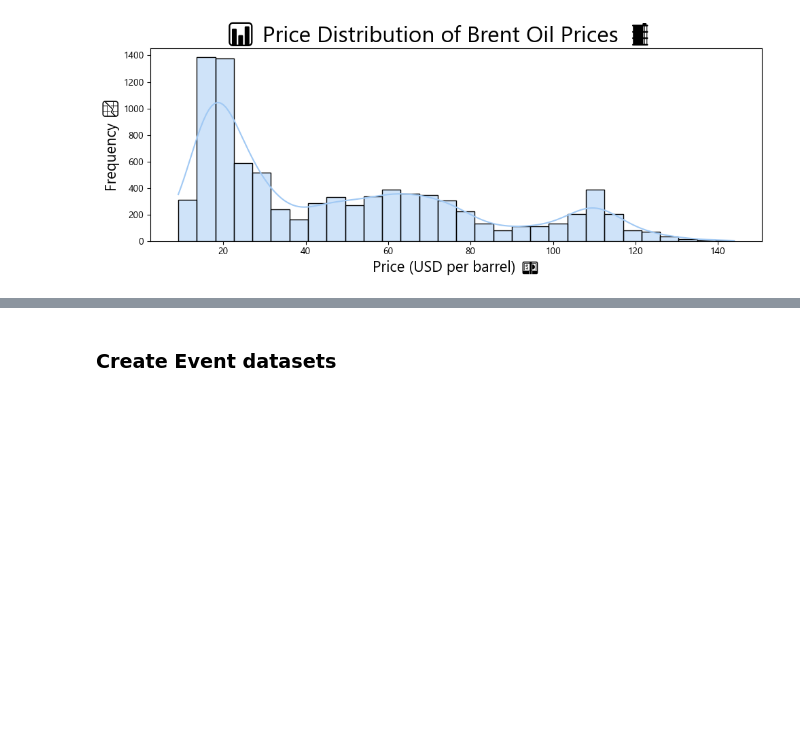
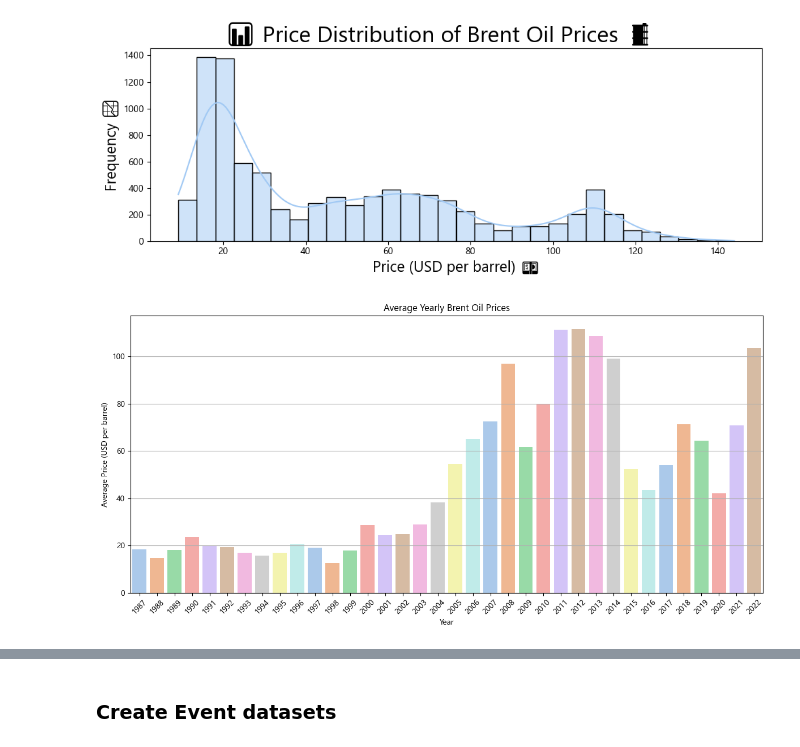
Before and after one commit to MenbereHailu/Brent-Oil-Price-Change-Point-Analysis-And-Statistical-Modeling-, a Jupyter notebook: notebooks/Brent_Oil_Price_Change_Point_Analysis.ipynb, the cells around one changed output, grey strips where cells are left out. Saved outputs shown, nothing was run; the diff lists cells and outputs as text; code cells hidden in the pictures; blank space fills up the shorter version.

```diff
--- a/notebooks/Brent_Oil_Price_Change_Point_Analysis.ipynb
+++ b/notebooks/Brent_Oil_Price_Change_Point_Analysis.ipynb
@@ -187,3 +187,13 @@ plt.tight_layout()
 plt.show()
 # %% [output]
 [figure]
+# %%
+from data_visualizer import DataVisualizer
+
+# Create an instance of DataVisualizer (no need to pass logger)
+visualizer = DataVisualizer(oil_price_data)
+
+# Visualize Yearly plot
+visualizer.plot_yearly_average()
+# %% [output]
+[figure, added]
```
Also changed, not shown: parts of 8 cells of this notebook, 7 other files.
